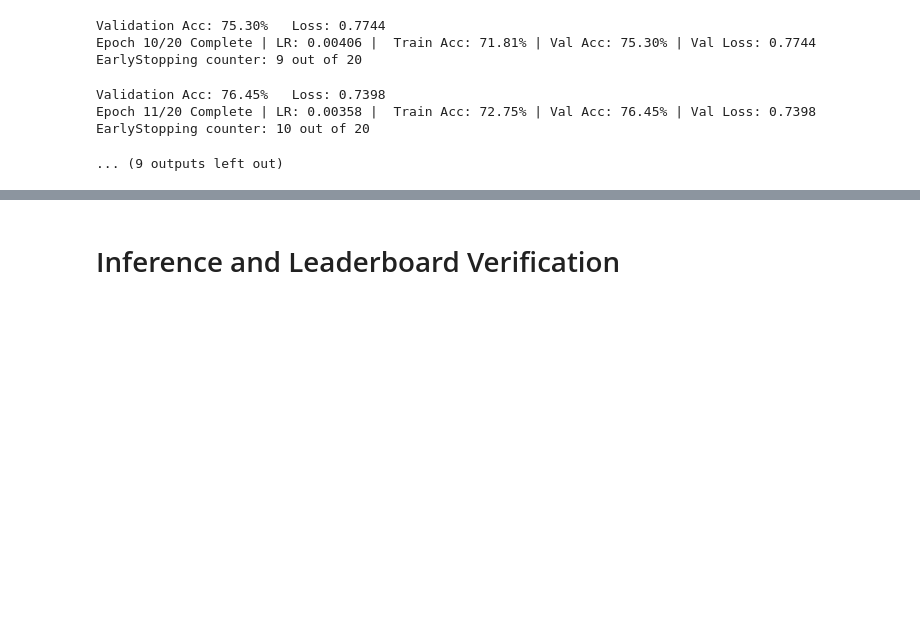
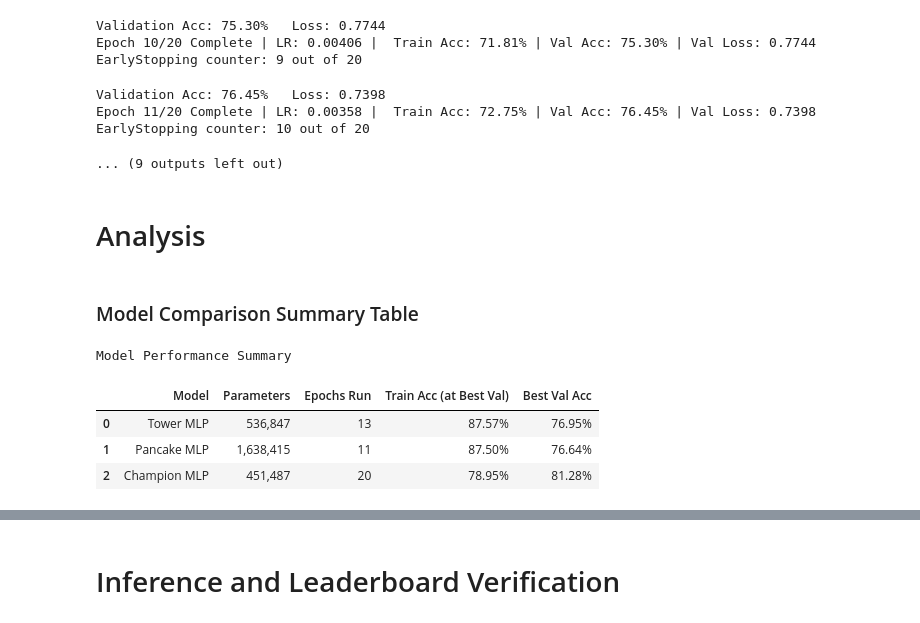
Before and after one commit to hafeez381/Deep-Learning, a Jupyter notebook: assignment_2/notebooks/25280098_PA2.ipynb, the cells around one changed output, grey strips where cells are left out. Cells and saved outputs as stored; diff of their text form; code cells hidden in the pictures; blank space fills up the shorter version.

```diff
--- a/assignment_2/notebooks/25280098_PA2.ipynb
+++ b/assignment_2/notebooks/25280098_PA2.ipynb
@@ -651,3 +651,65 @@ Validation Acc: 76.45%   Loss: 0.7398
 Epoch 11/20 Complete | LR: 0.00358 |  Train Acc: 72.75% | Val Acc: 76.45% | Val Loss: 0.7398
 EarlyStopping counter: 10 out of 20
 ... (9 outputs left out)
+# %% [markdown]
+# Analysis
+# %% [markdown]
+### Model Comparison Summary Table
+# %%
+import pandas as pd
+from IPython.display import display
+
+def load_metrics(filepath):
+    if os.path.exists(filepath):
+        with open(filepath, 'r') as f:
+            return json.load(f)
+    print(f"Warning: Could not find {filepath}")
+    return None
+
+# Load histories from JSON
+tower_hist = load_metrics('../results/tower_metrics.json')
+pancake_hist = load_metrics('../results/pancake_metrics.json')
+champion_hist = load_metrics('../results/champion_metrics.json')
+
+table_data = []
+models_info = [
+    ("Tower MLP", tower_hist, tower_model),
+    ("Pancake MLP", pancake_hist, pancake_model),
+    ("Champion MLP", champion_hist, champion_model)
+]
+
+for name, hist, model in models_info:
+    if hist is not None:
+        epochs_run = len(hist['val_acc'])
+        # Find the epoch with the highest validation accuracy
+        best_epoch_idx = np.argmax(hist['val_acc'])
+        best_val_acc = hist['val_acc'][best_epoch_idx]
+        corresponding_train_acc = hist['train_acc'][best_epoch_idx]
+
+        # Count trainable parameters
+        params = sum(p.numel() for p in model.parameters() if p.requires_grad)
+
+        table_data.append([
+            name,
+            f"{params:,}",
+            epochs_run,
+            f"{corresponding_train_acc:.2f}%",
+            f"{best_val_acc:.2f}%"
+        ])
+
+# Create and display the DataFrame
+df_summary = pd.DataFrame(table_data, columns=[
+    "Model", "Parameters", "Epochs Run", "Train Acc (at Best Val)", "Best Val Acc"
+])
+
+# Display table
+display(df_summary.style.set_caption("Model Performance Summary").set_table_styles([{
+    'selector': 'caption',
+    'props': [('font-size', '16px'), ('font-weight', 'bold')]
+}]))
+# %% [output]
+Model Performance Summary
+|  | Model | Parameters | Epochs Run | Train Acc (at Best Val) | Best Val Acc |
+| 0 | Tower MLP | 536,847 | 13 | 87.57% | 76.95% |
+| 1 | Pancake MLP | 1,638,415 | 11 | 87.50% | 76.64% |
+| 2 | Champion MLP | 451,487 | 20 | 78.95% | 81.28% |
```
Also changed, not shown: parts of 6 cells of this notebook, 4 other files.
